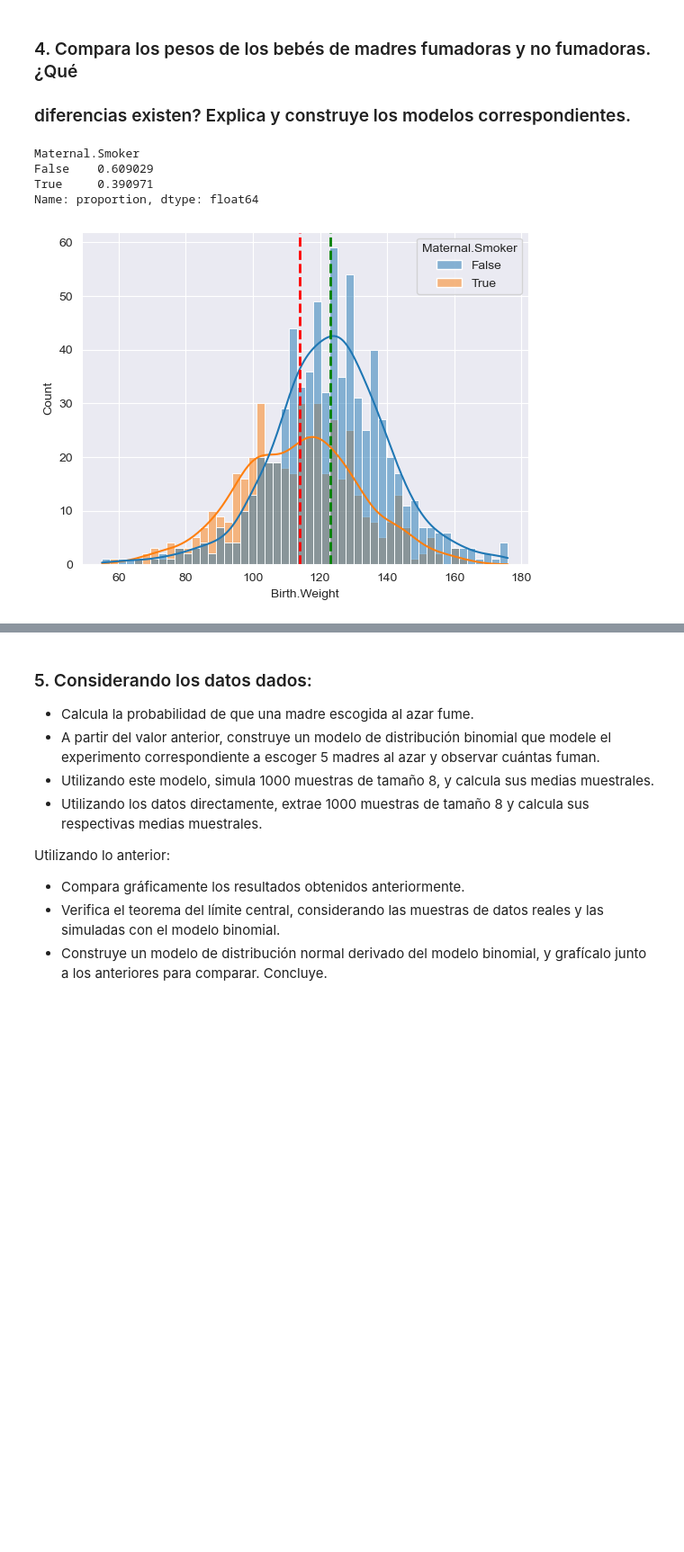
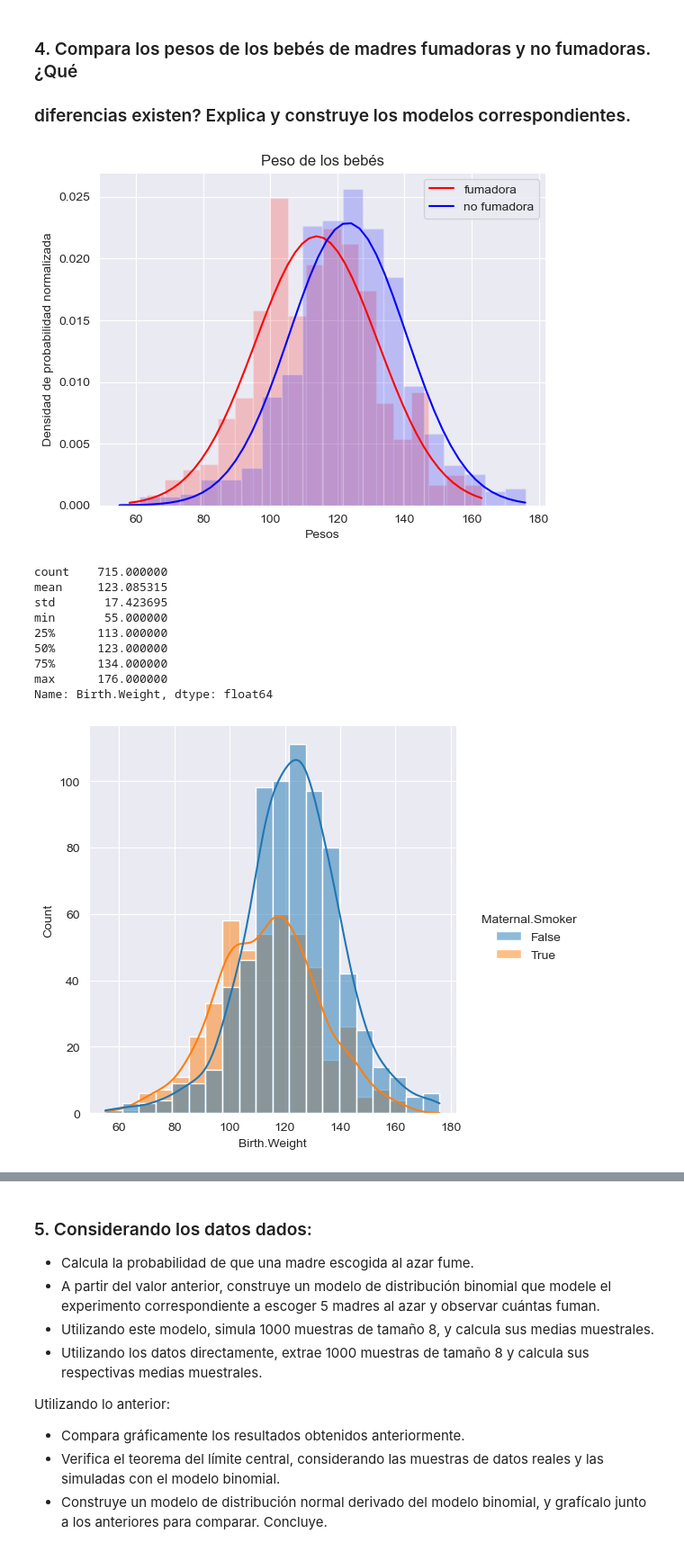
Before and after one commit to Xexe9T/desafio_3_estadisticas_con_python, a Jupyter notebook: desafio_3_analisis_estadistico_python.ipynb, the cells around one changed output, grey strips where cells are left out. Shown: that part at 90% size. Cells and saved outputs as stored; diff of their text form; code cells hidden in the pictures; blank space fills up the shorter version.

```diff
--- a/desafio_3_analisis_estadistico_python.ipynb
+++ b/desafio_3_analisis_estadistico_python.ipynb
@@ -78,3 +85,9 @@ dtype: int64
+# %%
+# No existen datos nulos, pero si existieran podemos eliminarlos
+df_baby.dropna(inplace=True)
+# %%
+# No existen datos duplicados, pero si existieran podriamos eliminarlos
+df_baby.drop_duplicates(inplace=True)
 # %% [markdown]
 ### 2. Considera los pesos de los bebés. ¿Se puede decir que siguen una distribución
 ### normal? Justifica tu respuesta creando los gráficos y modelos necesarios.
@@ -162,19 +228,47 @@ plt.show()
 # %% [markdown]
 ### 4. Compara los pesos de los bebés de madres fumadoras y no fumadoras. ¿Qué
 ### diferencias existen? Explica y construye los modelos correspondientes.
-# %%
-df_baby['Maternal.Smoker'].value_counts(normalize=True)
-# %% [output]
-Maternal.Smoker
-False    0.609029
-True     0.390971
-Name: proportion, dtype: float64
-# %%
-mean_non_smoker = df_baby[df_baby['Maternal.Smoker'] == False]['Birth.Weight'].mean()
-mean_smoker = df_baby[df_baby['Maternal.Smoker'] == True]['Birth.Weight'].mean()
-sns.histplot(data=df_baby, x="Birth.Weight", bins=50, hue='Maternal.Smoker', kde=True)
-plt.axvline(mean_smoker, color='red', linestyle='dashed', linewidth=2)
-plt.axvline(mean_non_smoker, color='green', linestyle='dashed', linewidth=2)
-plt.show()
-# %% [output]
-[figure, removed]
+# %%
+# Seleccionamos los datos
+fumadora = df_baby[df_baby['Maternal.Smoker'] == True]['Birth.Weight']
+nofumadora = df_baby[df_baby['Maternal.Smoker'] == False]['Birth.Weight']
+
+# Construimos una función que genere los modelos
+def get_psd(x):
+    mu = x.mean()
+    sigma = x.std()
+    minimo = x.min()
+    maximo = x.max()
+    x = np.linspace(minimo, maximo)
+    pdf = norm.pdf(x, loc=mu, scale=sigma)
+    return (x, pdf)
+
+# Plot para fumadoras
+x, pdf = get_psd(fumadora)
+plt.plot(x, pdf, color='red', label='fumadora')
+x, pdf = get_psd(nofumadora)
+plt.plot(x, pdf, color='blue', label='no fumadora')
+
+# Histograma y KDE para fumadoras y no fumadoras
+plt.hist(fumadora, bins=20, density=True, alpha=0.2, color='red')
+plt.hist(nofumadora, bins=20, density=True, alpha=0.2, color='blue')
+plt.xlabel('Pesos')
+plt.ylabel('Densidad de probabilidad normalizada')
+plt.title('Peso de los bebés')
+plt.legend()
+plt.show()
+
+# Usando seaborn para KDE
+sns.displot(df_baby, x='Birth.Weight', bins=20, kde=True, hue='Maternal.Smoker')
+# %% [output]
+[figure, added]
+count    715.000000
+mean     123.085315
+std       17.423695
+min       55.000000
+25%      113.000000
+50%      123.000000
+75%      134.000000
+max      176.000000
+Name: Birth.Weight, dtype: float64
+[figure, added]
```
Also changed, not shown: parts of 13 cells of this notebook.
